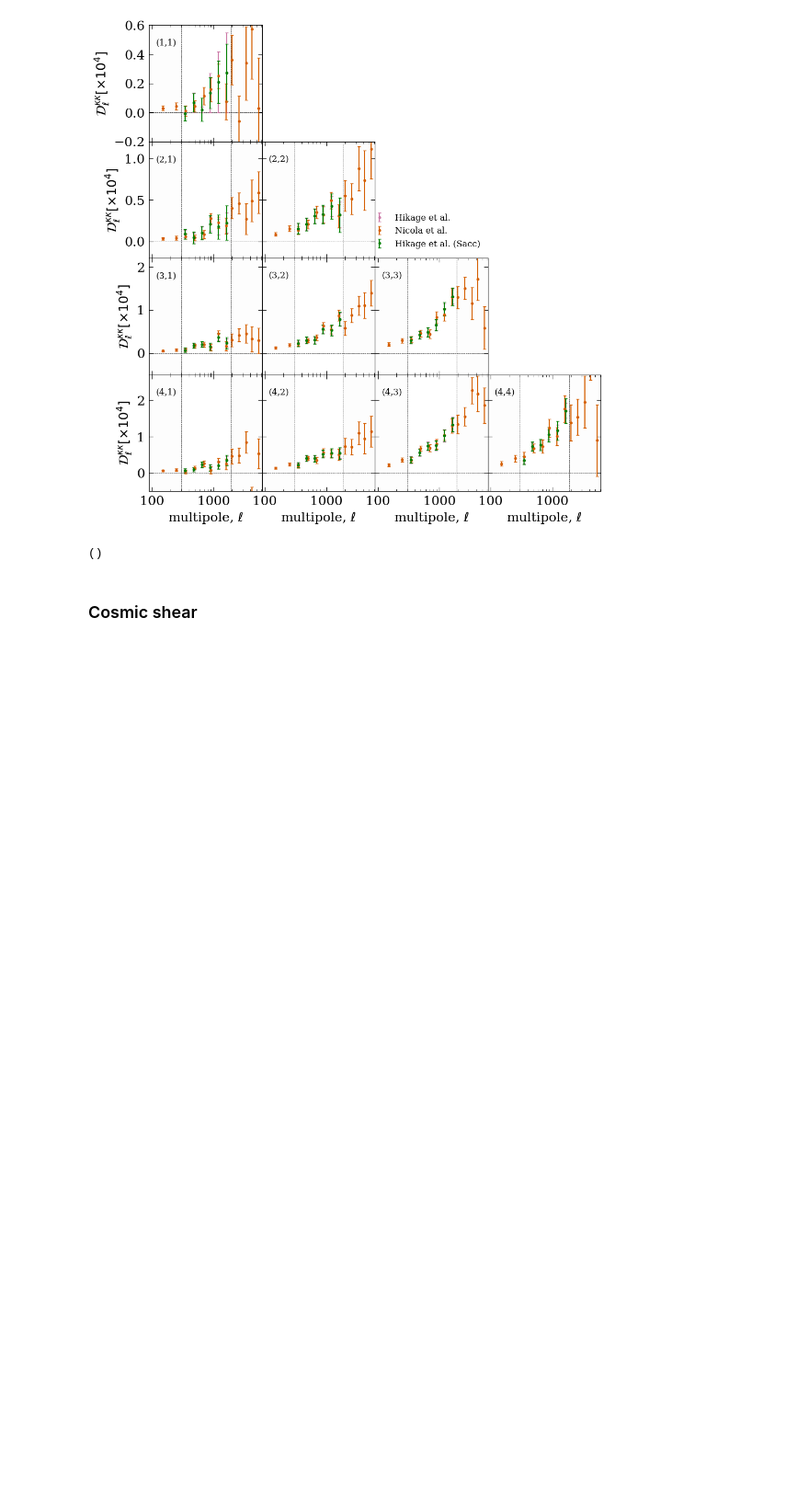
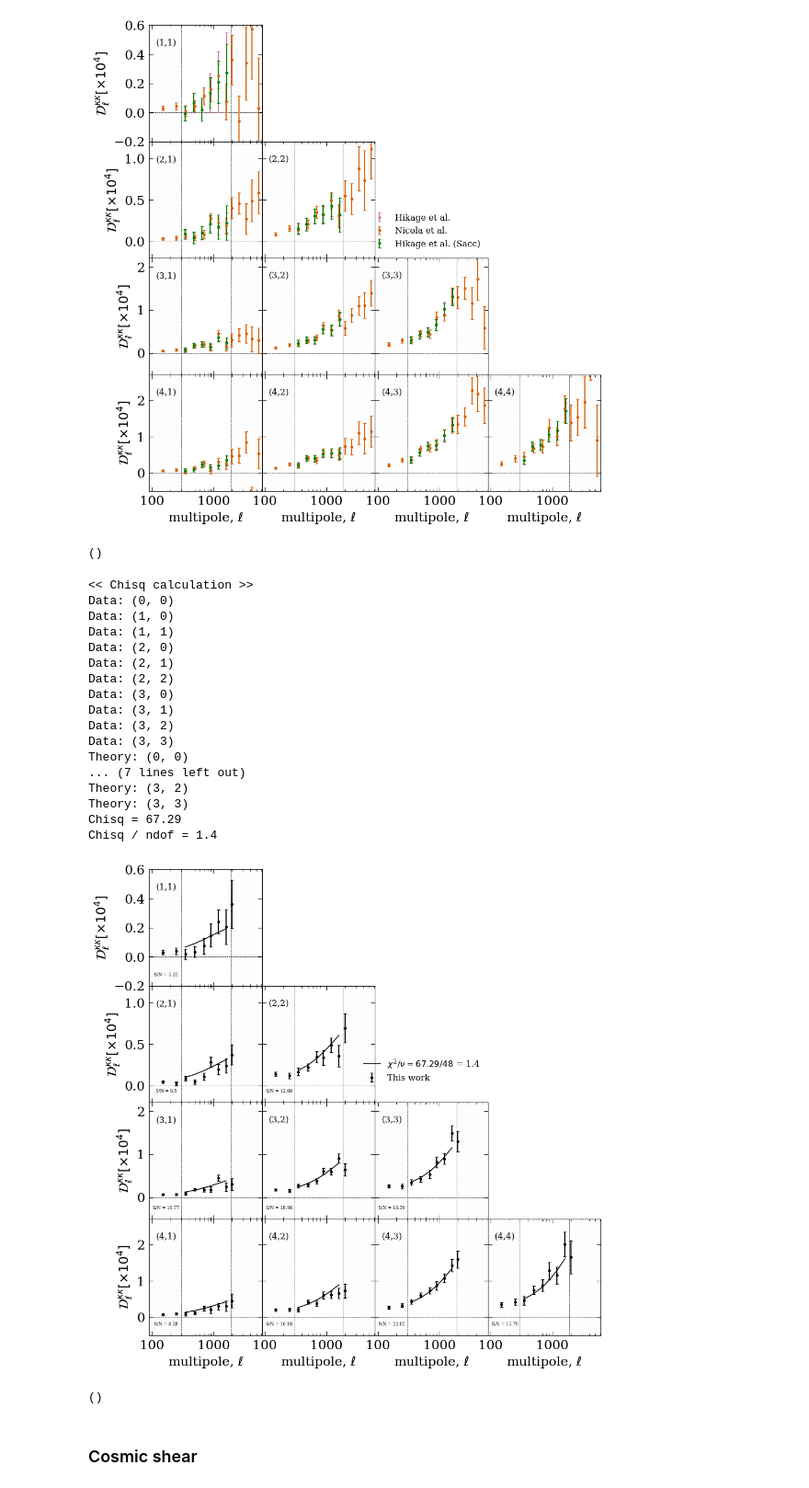
Before and after one commit to davsan06/HSC-PDR1-3x2pt-harmonic-methods, a Jupyter notebook: analysis/NBMeasurementPlot.ipynb, the cells around one changed output. Shown at 92% size. Drawn from its saved outputs; the diff is of its cells as text; code cells hidden in the pictures; blank space fills up the shorter version.

```diff
--- a/analysis/NBMeasurementPlot.ipynb
+++ b/analysis/NBMeasurementPlot.ipynb
@@ -53,6 +134,36 @@ HSCMeasurementUtils.Shear2pt_plot(fname = ['/global/cfs/projectdirs/lsst/groups/
 >>  Cosmic shear - Nicola et al.
 [figure]
 ()
+# %%
+HSCMeasurementUtils.Shear2pt_plot(fname = [None],
+                                  labels = [None],
+                                  add_individual = False,
+                                  add_combined = 'ivw',
+                                  add_literature=False,
+                                  add_Hikage_sacc=False,
+                                  theory_fname='/pscratch/sd/d/davidsan/new_firecrown/firecrown/examples/hsc_3x2pt/cosmicshear/output/cosmicshear_multinest_txpipe_with_systematics_30102023/test/data_vector',
+                                  just_auto = False,
+                                  save_fig=False)
+# %% [output]
+<< Chisq calculation >>
+Data: (0, 0)
+Data: (1, 0)
+Data: (1, 1)
+Data: (2, 0)
+Data: (2, 1)
+Data: (2, 2)
+Data: (3, 0)
+Data: (3, 1)
+Data: (3, 2)
+Data: (3, 3)
+Theory: (0, 0)
+... (7 lines left out)
+Theory: (3, 2)
+Theory: (3, 3)
+Chisq = 67.29
+Chisq / ndof = 1.4
+[figure, added]
+()
 # %% [markdown]
 ### Cosmic shear
 # %%
```
Also changed, not shown: parts of 4 cells of this notebook.
